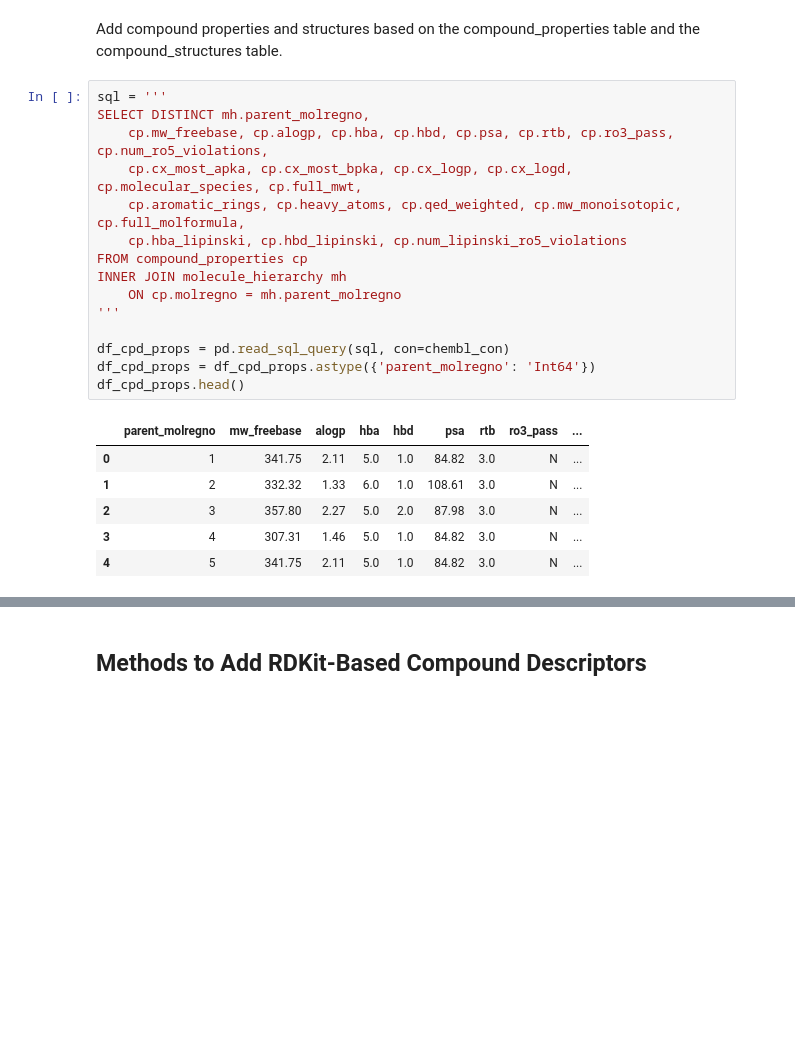
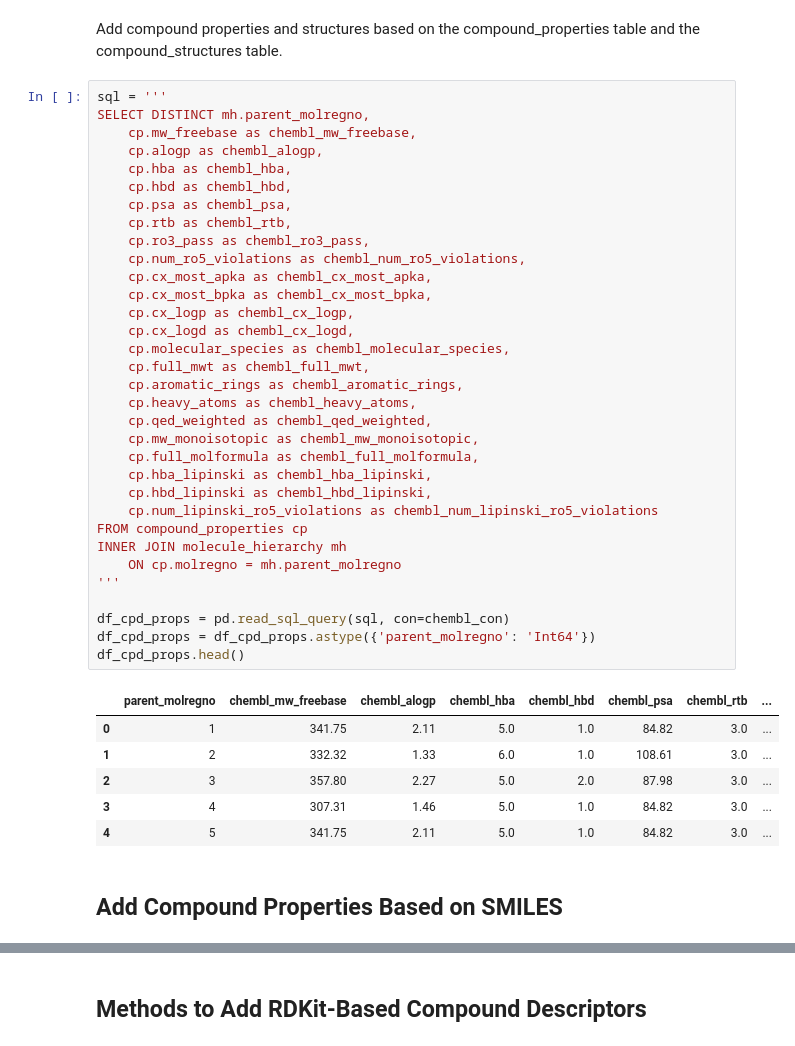
Before and after one commit to chembl/compound_target_pairs_dataset, a Jupyter notebook: Oral_drug_set.ipynb, the cells around one changed output, grey strips where cells are left out. Cells and saved outputs as stored; diff of their text form; blank space fills up the shorter version.

Commit message:
- use ChEMBL methods to calculate compounds properties - fixed type of JOIN for df_cpd_struct (LEFT instead of INNER)

```diff
--- a/Oral_drug_set.ipynb
+++ b/Oral_drug_set.ipynb
@@ -321,22 +328,42 @@ Add compound properties and structures based on the compound_properties table an
 # %%
 sql = '''
 SELECT DISTINCT mh.parent_molregno,
-    cp.mw_freebase, cp.alogp, cp.hba, cp.hbd, cp.psa, cp.rtb, cp.ro3_pass, cp.num_ro5_violations,
-    cp.cx_most_apka, cp.cx_most_bpka, cp.cx_logp, cp.cx_logd, cp.molecular_species, cp.full_mwt,
-    cp.aromatic_rings, cp.heavy_atoms, cp.qed_weighted, cp.mw_monoisotopic, cp.full_molformula,
-    cp.hba_lipinski, cp.hbd_lipinski, cp.num_lipinski_ro5_violations
+    cp.mw_freebase as chembl_mw_freebase,
+    cp.alogp as chembl_alogp,
+    cp.hba as chembl_hba,
+    cp.hbd as chembl_hbd,
+    cp.psa as chembl_psa,
+    cp.rtb as chembl_rtb,
+    cp.ro3_pass as chembl_ro3_pass,
+    cp.num_ro5_violations as chembl_num_ro5_violations,
+    cp.cx_most_apka as chembl_cx_most_apka,
+    cp.cx_most_bpka as chembl_cx_most_bpka,
+    cp.cx_logp as chembl_cx_logp,
+    cp.cx_logd as chembl_cx_logd,
+    cp.molecular_species as chembl_molecular_species,
+    cp.full_mwt as chembl_full_mwt,
+    cp.aromatic_rings as chembl_aromatic_rings,
+    cp.heavy_atoms as chembl_heavy_atoms,
+    cp.qed_weighted as chembl_qed_weighted,
+    cp.mw_monoisotopic as chembl_mw_monoisotopic,
+    cp.full_molformula as chembl_full_molformula,
+    cp.hba_lipinski as chembl_hba_lipinski,
+    cp.hbd_lipinski as chembl_hbd_lipinski,
+    cp.num_lipinski_ro5_violations as chembl_num_lipinski_ro5_violations
 FROM compound_properties cp
 INNER JOIN molecule_hierarchy mh
     ON cp.molregno = mh.parent_molregno
 '''
 
 df_cpd_props = pd.read_sql_query(sql, con=chembl_con)
 df_cpd_props = df_cpd_props.astype({'parent_molregno': 'Int64'})
 df_cpd_props.head()
 # %% [output]
-|  | parent_molregno | mw_freebase | alogp | hba | hbd | psa | rtb | ro3_pass | ... |
-| 0 | 1 | 341.75 | 2.11 | 5.0 | 1.0 | 84.82 | 3.0 | N | ... |
-| 1 | 2 | 332.32 | 1.33 | 6.0 | 1.0 | 108.61 | 3.0 | N | ... |
-| 2 | 3 | 357.80 | 2.27 | 5.0 | 2.0 | 87.98 | 3.0 | N | ... |
-| 3 | 4 | 307.31 | 1.46 | 5.0 | 1.0 | 84.82 | 3.0 | N | ... |
-| 4 | 5 | 341.75 | 2.11 | 5.0 | 1.0 | 84.82 | 3.0 | N | ... |
+|  | parent_molregno | chembl_mw_freebase | chembl_alogp | chembl_hba | chembl_hbd | chembl_psa | chembl_rtb | ... |
+| 0 | 1 | 341.75 | 2.11 | 5.0 | 1.0 | 84.82 | 3.0 | ... |
+| 1 | 2 | 332.32 | 1.33 | 6.0 | 1.0 | 108.61 | 3.0 | ... |
+| 2 | 3 | 357.80 | 2.27 | 5.0 | 2.0 | 87.98 | 3.0 | ... |
+| 3 | 4 | 307.31 | 1.46 | 5.0 | 1.0 | 84.82 | 3.0 | ... |
+| 4 | 5 | 341.75 | 2.11 | 5.0 | 1.0 | 84.82 | 3.0 | ... |
+# %% [markdown]
+## Add Compound Properties Based on SMILES
```
Also changed, not shown: parts of 16 cells of this notebook.
